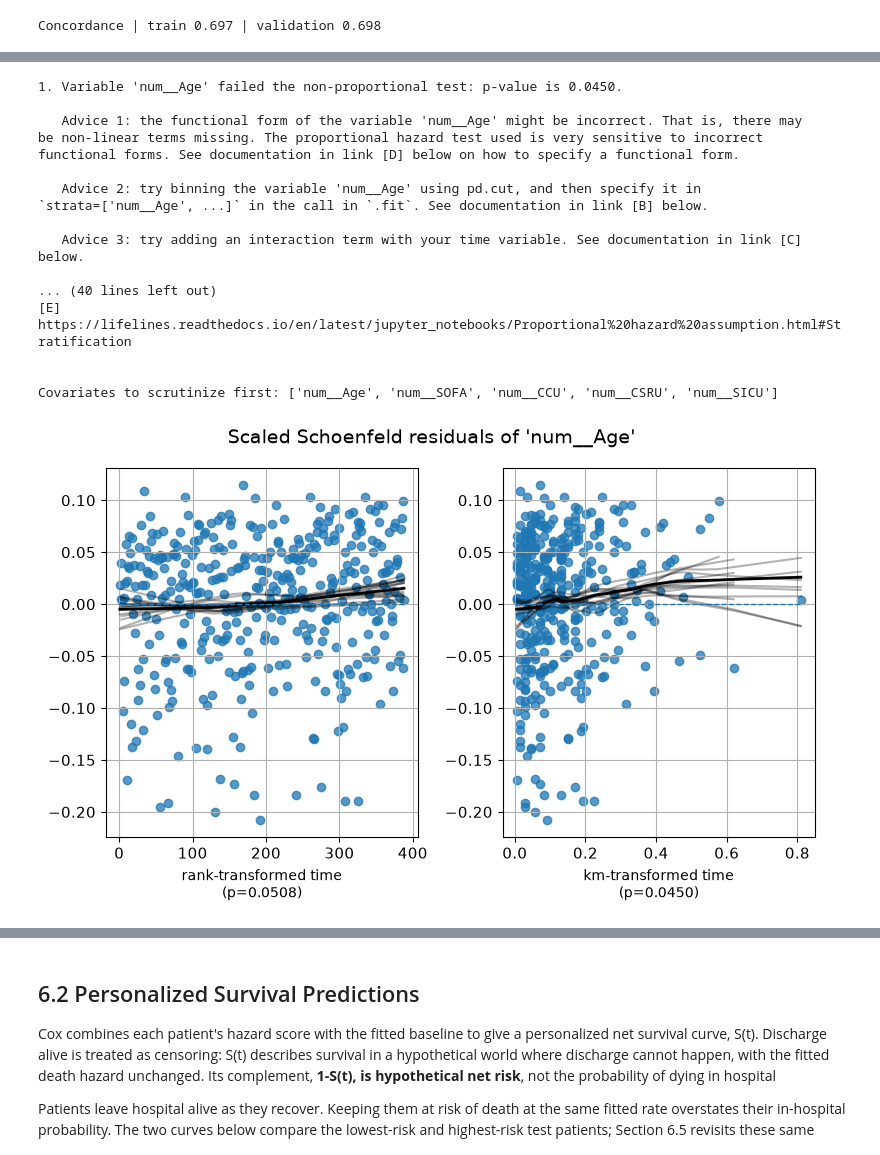
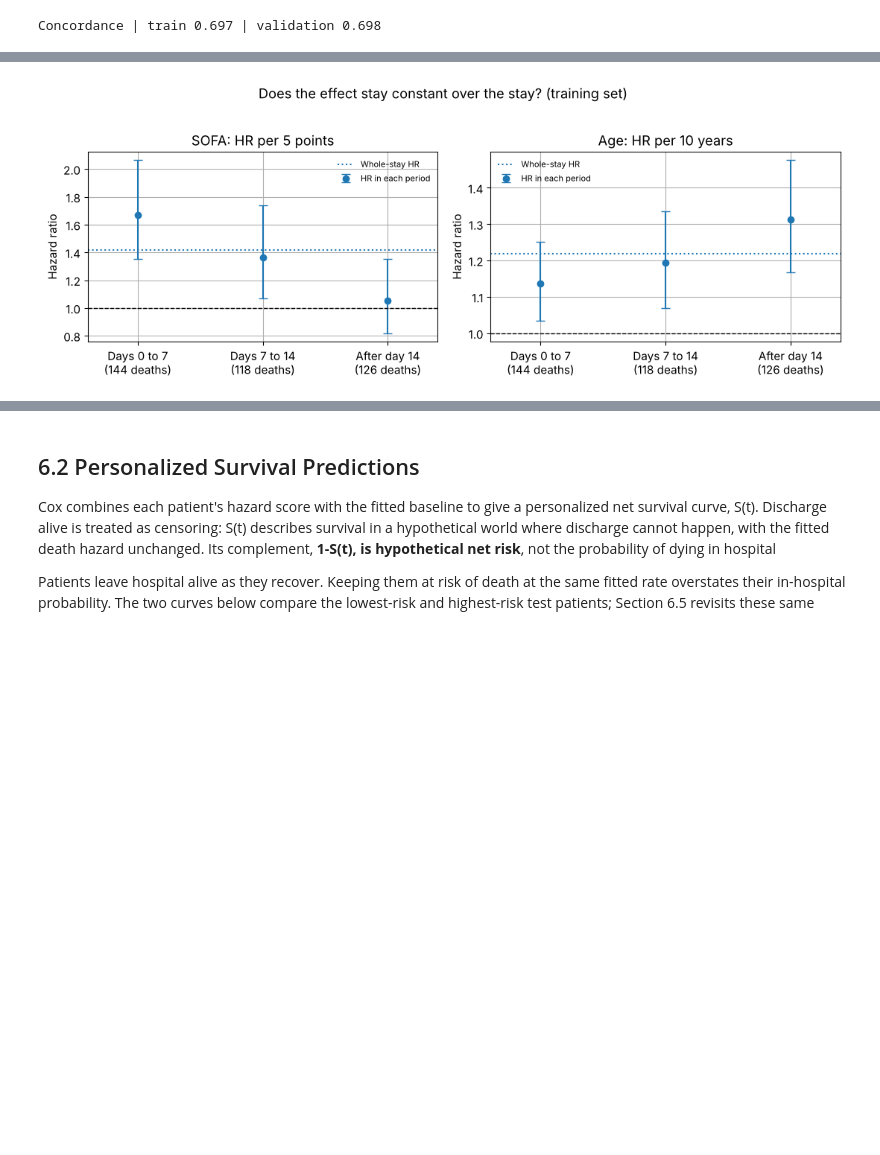
Before and after one commit to IE-ML-for-Healthcare/ICU_Survival_analysis, a Jupyter notebook: 02_ICU_Survival_analysis_CPH.ipynb, the cells around one changed output, grey strips where cells are left out. Saved outputs shown, nothing was run; the diff lists cells and outputs as text; code cells hidden in the pictures; blank space fills up the shorter version.

```diff
--- a/02_ICU_Survival_analysis_CPH.ipynb
+++ b/02_ICU_Survival_analysis_CPH.ipynb
@@ -601,15 +556,47 @@ These are two ways of transforming time to check whether a variable's hazard rat
 # %%
-# --- 1. Run the Proportional Hazards Assumption Check ---
-# We use the fitted multivariable model (cph_multi) and the processed training data
-# The function will automatically flag any variables that fail the test (p < 0.05)
+# 5.1 Proportional hazards check
+from lifelines.statistics import proportional_hazard_test
 
-cph_multi.check_assumptions(
-    training_df=train_cox_df,
-    p_value_threshold=0.05,
-    show_plots=True
-)
+# 1) Statistical test for every predictor, on two time scales (p < 0.05 is shaded)
+ph_p = pd.DataFrame({
+    "p-value, rank time": proportional_hazard_test(cph_multi, train_cox_df, time_transform="rank").summary["p"],
+    "p-value, km time": proportional_hazard_test(cph_multi, train_cox_df, time_transform="km").summary["p"],
+})
+display(ph_p.style.format("{:.3f}").map(lambda p: "background-color: #ffd6d6" if p < 0.05 else ""))
 
-# 2) Convenience: print the covariate names that might be most at risk of non-PH
-suspect_terms = [c for c in train_cox_df.columns if any(k in c.lower() for k in ["sofa", "ccu", "csru", "sicu", "age"])]
-print("\nCovariates to scrutinize first:", suspect_terms)
+# 2) Effect by period for SOFA and age: refit on patients still in hospital at the start of each period
+periods = [(0, 7), (7, 14), (14, 200)]
+period_names = ["Days 0 to 7", "Days 7 to 14", "After day 14"]
+ph_steps = {"num__SOFA": ("SOFA: HR per 5 points", 5), "num__Age": ("Age: HR per 10 years", 10)}
+by_period = {var: [] for var in ph_steps}
+deaths_in_period = []
+for start, end in periods:
+    d = train_cox_df[train_cox_df["duration_days"] > start].copy()
+    d["entry"] = float(start)
+    d["died_in_period"] = ((d["event_death"] == 1) & (d["duration_days"] <= end)).astype(int)
+    d["time_in_period"] = d["duration_days"].clip(upper=end)
+    d = d.drop(columns=["duration_days", "event_death"])
+    deaths_in_period.append(int(d["died_in_period"].sum()))
+    m = CoxPHFitter(penalizer=0.01).fit(d, "time_in_period", "died_in_period", entry_col="entry")
+    for var, (_, k) in ph_steps.items():
+        r = m.summary.loc[var]
+        by_period[var].append([np.exp(k * r["coef"]), np.exp(k * r["coef lower 95%"]), np.exp(k * r["coef upper 95%"])])
+
+fig, axes = plt.subplots(1, 2, figsize=(11, 4))
+x = np.arange(len(periods))
+for ax, (var, (title, k)) in zip(axes, ph_steps.items()):
+    est = np.array(by_period[var])
+    ax.errorbar(x, est[:, 0], yerr=[est[:, 0] - est[:, 1], est[:, 2] - est[:, 0]],
+                fmt="o", capsize=4, label="HR in each period")
+    ax.axhline(1, color="black", linestyle="--", linewidth=1)
+    ax.axhline(np.exp(k * cph_multi.params_[var]), color="tab:blue", linestyle=":", label="Whole-stay HR")
+    ax.set_xticks(x)
+    ax.set_xticklabels([f"{n}\n({d} deaths)" for n, d in zip(period_names, deaths_in_period)])
+    ax.set_xlim(-0.4, len(periods) - 0.6)
+    ax.set_title(title)
+    ax.set_ylabel("Hazard ratio")
+    ax.legend(frameon=False, fontsize=8)
+fig.suptitle("Does the effect stay constant over the stay? (training set)", y=1.02)
+fig.tight_layout()
+plt.show()
 # %% [output]
@@ -647,18 +612 @@ and looking for non-constant lines. See link [A] below for a full example.
-1. Variable 'num__Age' failed the non-proportional test: p-value is 0.0450.
-
-   Advice 1: the functional form of the variable 'num__Age' might be incorrect. That is, there may
-be non-linear terms missing. The proportional hazard test used is very sensitive to incorrect
-functional forms. See documentation in link [D] below on how to specify a functional form.
-
-   Advice 2: try binning the variable 'num__Age' using pd.cut, and then specify it in
-`strata=['num__Age', ...]` in the call in `.fit`. See documentation in link [B] below.
-
-   Advice 3: try adding an interaction term with your time variable. See documentation in link [C]
-below.
-
-... (40 lines left out)
-[E]  https://lifelines.readthedocs.io/en/latest/jupyter_notebooks/Proportional%20hazard%20assumption.html#Stratification
-
-
-Covariates to scrutinize first: ['num__Age', 'num__SOFA', 'num__CCU', 'num__CSRU', 'num__SICU']
-[figure, old version]
+[figure, new version]
```
Also changed, not shown: parts of 37 cells of this notebook, 1 other file.
